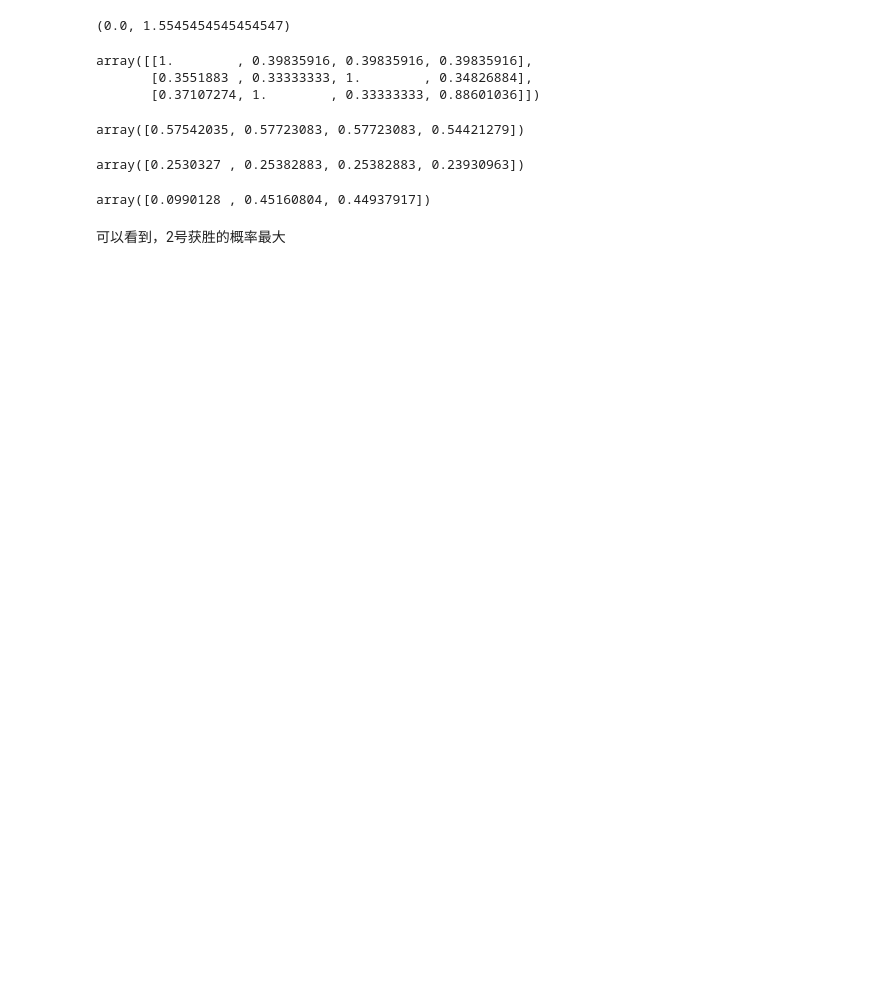
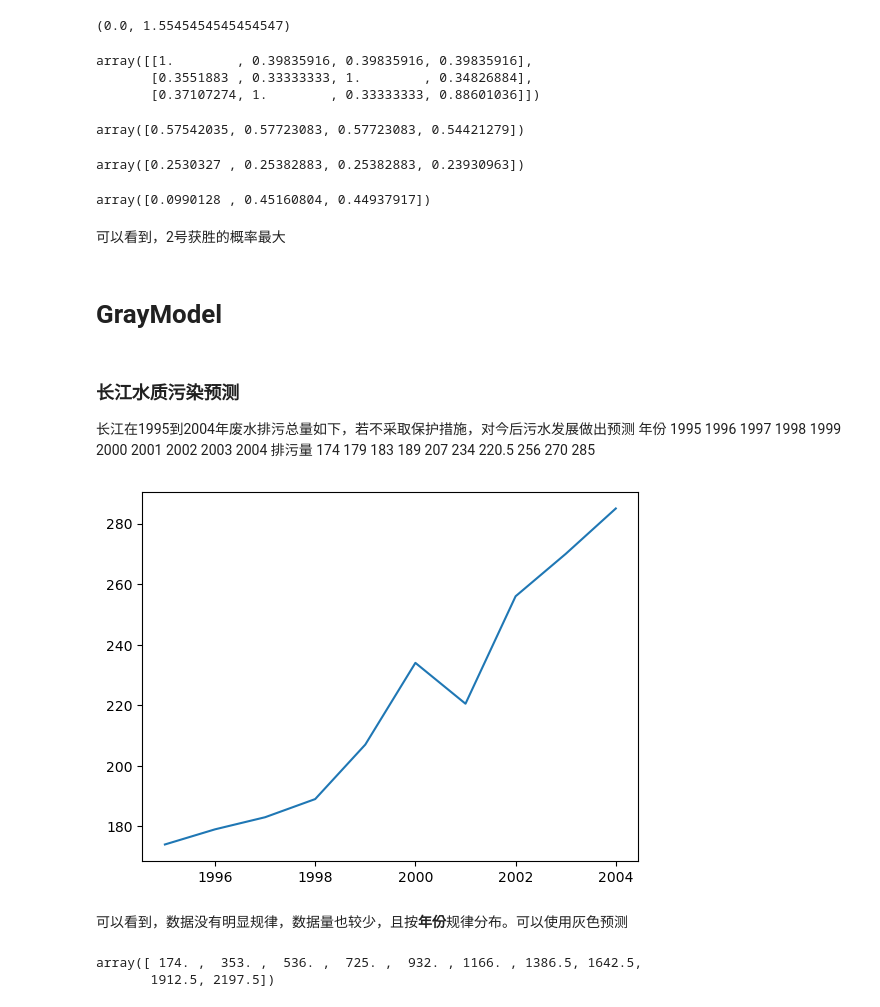
Before and after one commit to Diomedes-Jiang/MathematicalModeling, a Jupyter notebook: greySystem.ipynb, the cells around one changed output. Saved outputs shown, nothing was run; the diff lists cells and outputs as text; code cells hidden in the pictures; blank space fills up the shorter version.

```diff
--- a/greySystem.ipynb
+++ b/greySystem.ipynb
@@ -146,3 +149,27 @@ ans
 array([0.0990128 , 0.45160804, 0.44937917])
 # %% [markdown]
 可以看到，2号获胜的概率最大
+# %% [markdown]
+# GrayModel
+# %% [markdown]
+### 长江水质污染预测
+长江在1995到2004年废水排污总量如下，若不采取保护措施，对今后污水发展做出预测
+年份    1995 1996 1997 1998 1999 2000 2001   2002 2003 2004
+排污量   174  179  183  189  207  234  220.5  256  270  285
+# %%
+import matplotlib.pyplot as plt
+Y=np.array([1995,1996,1997,1998,1999,2000,2001,2002,2003,2004])
+X=np.array([174,179, 183, 189, 207, 234, 220.5,  256,  270 , 285])
+plt.plot(Y,X)
+plt.show()
+# %% [output]
+[figure, added]
+# %% [markdown]
+可以看到，数据没有明显规律，数据量也较少，且按**年份**规律分布。可以使用灰色预测
+# %%
+# 手动构建规律
+X_1=np.cumsum(X)
+X_1
+# %% [output]
+array([ 174. ,  353. ,  536. ,  725. ,  932. , 1166. , 1386.5, 1642.5,
+       1912.5, 2197.5])
```
Also changed, not shown: parts of 13 cells of this notebook, 4 other files.
